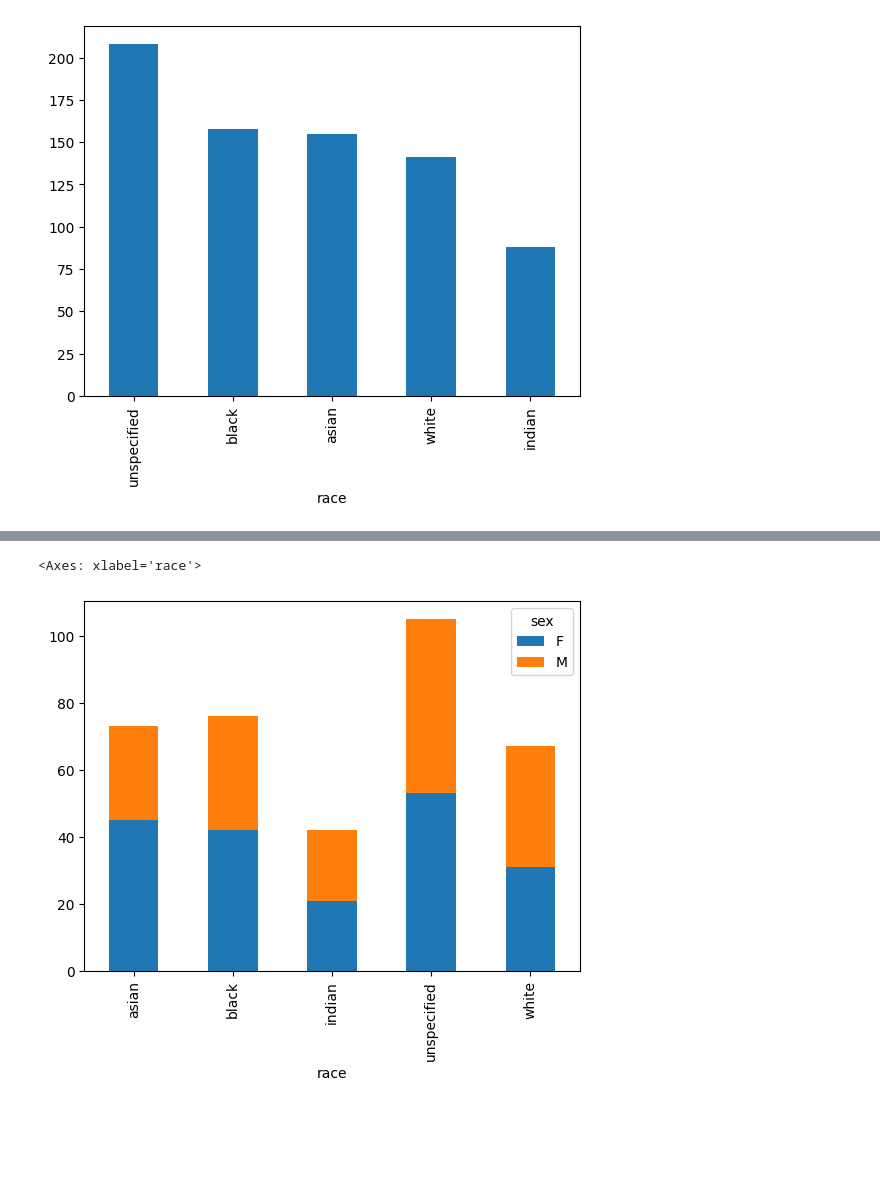
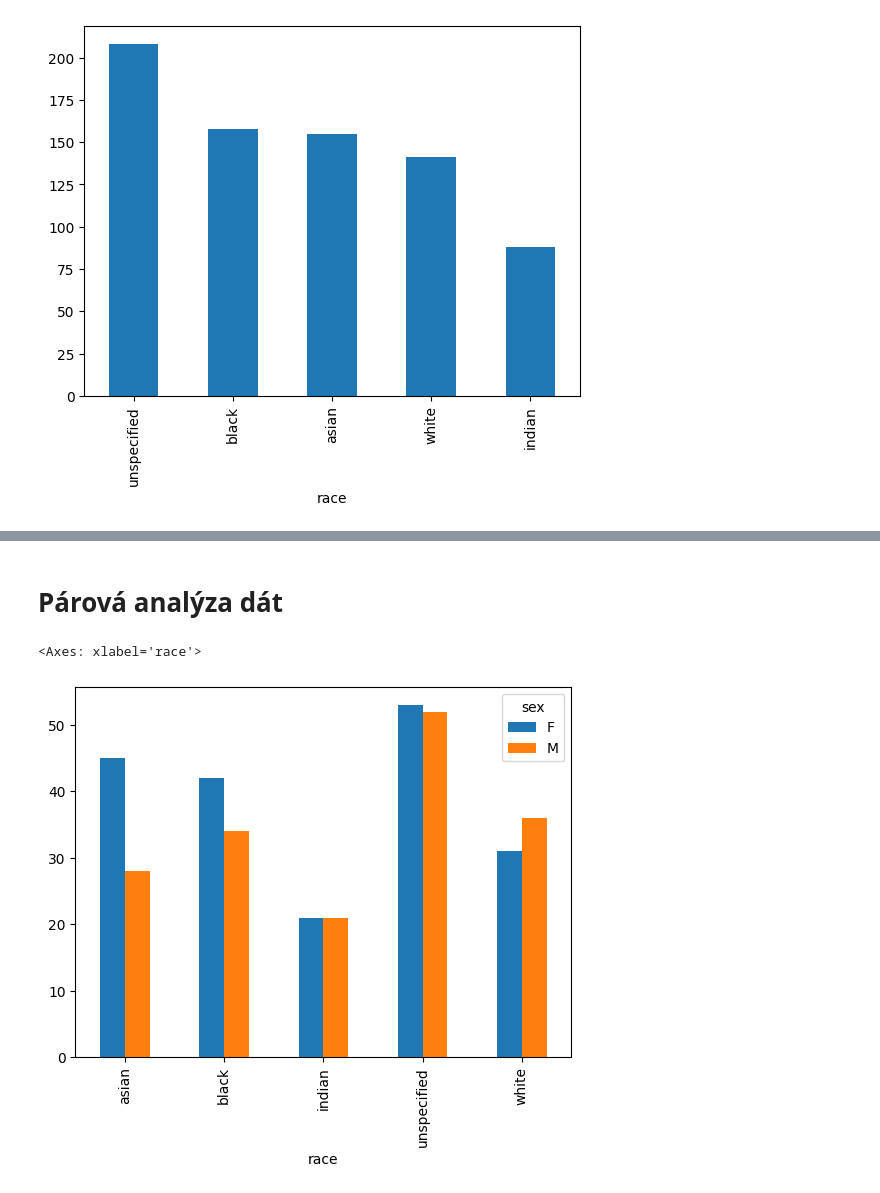
Before and after one commit to LordZemiakus/IAU, a Jupyter notebook: zadanie1.ipynb, the cells around one changed output, grey strips where cells are left out. Drawn from its saved outputs; the diff is of its cells as text; code cells hidden in the pictures; blank space fills up the shorter version.

```diff
--- a/zadanie1.ipynb
+++ b/zadanie1.ipynb
@@ -77,6 +77,3 @@ user.describe(include='all')
 | 50% | NaN | NaN | NaN | NaN | NaN | NaN | 1226.500000 | NaN | NaN | NaN | ... |
 | 75% | NaN | NaN | NaN | NaN | NaN | NaN | 1894.250000 | NaN | NaN | NaN | ... |
 | max | NaN | NaN | NaN | NaN | NaN | NaN | 2499.000000 | NaN | NaN | NaN | ... |
-# %%
-user['age'] = pd.Timestamp.now().year - pd.to_datetime(user['birthdate']).dt.year
-user['age'].describe()
@@ -130,5 +115,7 @@ user['race'].value_counts().plot(kind='bar')
+# %% [markdown]
+# Párová analýza dát
 # %%
-pd.crosstab(index=user["race"], columns=user["sex"]).plot.bar(stacked=True)
+pd.crosstab(index=user["race"], columns=user["sex"]).plot.bar()
 # %% [output]
 <Axes: xlabel='race'>
-[figure, old version]
+[figure, new version]
```
Also changed, not shown: parts of 46 cells of this notebook.
